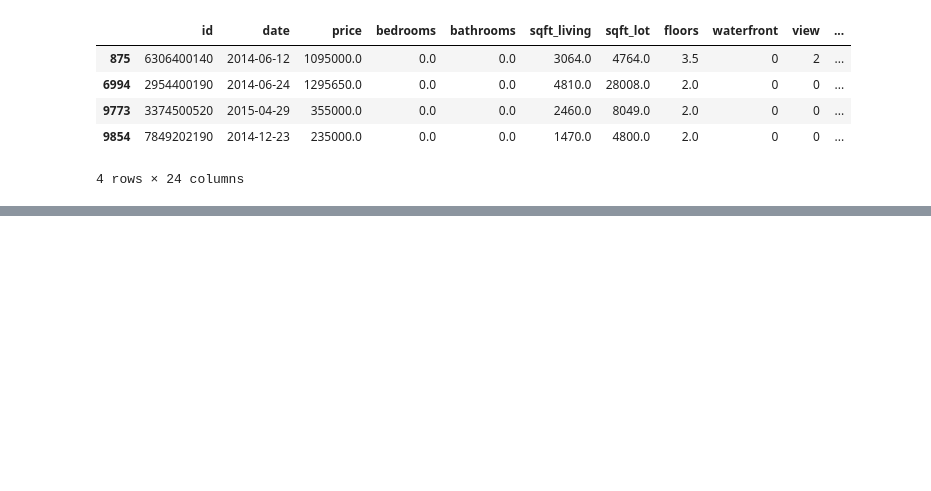
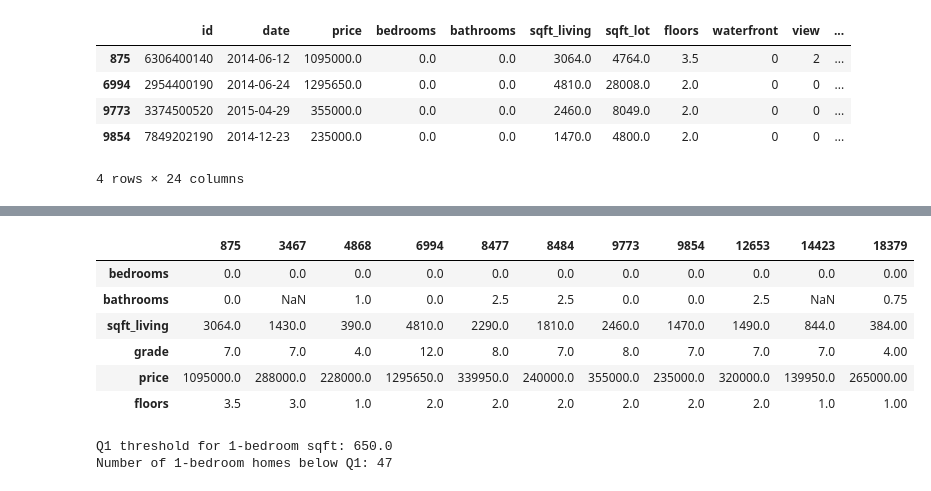
Before and after one commit to jblackman-bit/ads_500b_final_project, a Jupyter notebook: EDA/EDA_Asher.ipynb, the cells around one changed output, grey strips where cells are left out. Saved outputs shown, nothing was run; the diff lists cells and outputs as text; code cells hidden in the pictures; blank space fills up the shorter version.

```diff
--- a/EDA/EDA_Asher.ipynb
+++ b/EDA/EDA_Asher.ipynb
@@ -315,0 +522,11 @@ display(invalid_structures)
+# %%
+# Zipcode-conditional median lot size
+lot_zip_median = df.groupby('zipcode')['sqft_lot'].median()
+
+# Impute missing sqft_lot
+df['sqft_lot'] = df['sqft_lot'].fillna(
+    df['zipcode'].map(lot_zip_median)
+)
+
+print("Remaining missing sqft_lot:")
+print(df['sqft_lot'].isna().sum())
@@ -315,0 +607,59 @@ display(invalid_structures)
+# %%
+# Bedroom distribution
+display(
+    df['bedrooms']
+    .describe()
+)
+
+display(
+    df['bedrooms']
+    .value_counts()
+)
+
+# Inspect zero-bedroom observations separately
+beds_below_one = df.loc[
+    df['bedrooms'] < 1,
+    [
+        'bedrooms',
+        'bathrooms',
+        'sqft_living',
+        'grade',
+        'price',
+        'floors',
+    ],
+].T
+
+display(beds_below_one)
+
+# Q1 threshold for 1-bedroom homes
+q1_1bed = (
+    df.loc[df['bedrooms'] == 1, 'sqft_living']
+    .quantile(0.25)
+)
+
+# Count 1-bedroom homes below Q1 threshold
+small_1beds = df.loc[
+    (df['bedrooms'] == 1)
+    & (df['sqft_living'] < q1_1bed)
+]
+
+print(f"Q1 threshold for 1-bedroom sqft: {q1_1bed}")
+
+print(
+    f"Number of 1-bedroom homes below Q1: "
+    f"{len(small_1beds)}"
+)
+
+display(
+    small_1beds['sqft_living']
+    .describe()
+)
+
+print("Bedroom missing after structural harmonization:")
+
+print(
+    df['bedrooms']
+    .isna()
+    .sum()
+)
+# %% [output]
@@ -315,0 +688,9 @@ display(invalid_structures)
+|  | 875 | 3467 | 4868 | 6994 | 8477 | 8484 | 9773 | 9854 | 12653 | 14423 | 18379 |
+| bedrooms | 0.0 | 0.0 | 0.0 | 0.0 | 0.0 | 0.0 | 0.0 | 0.0 | 0.0 | 0.0 | 0.00 |
+| bathrooms | 0.0 | NaN | 1.0 | 0.0 | 2.5 | 2.5 | 0.0 | 0.0 | 2.5 | NaN | 0.75 |
+| sqft_living | 3064.0 | 1430.0 | 390.0 | 4810.0 | 2290.0 | 1810.0 | 2460.0 | 1470.0 | 1490.0 | 844.0 | 384.00 |
+| grade | 7.0 | 7.0 | 4.0 | 12.0 | 8.0 | 7.0 | 8.0 | 7.0 | 7.0 | 7.0 | 4.00 |
+| price | 1095000.0 | 288000.0 | 228000.0 | 1295650.0 | 339950.0 | 240000.0 | 355000.0 | 235000.0 | 320000.0 | 139950.0 | 265000.00 |
+| floors | 3.5 | 3.0 | 1.0 | 2.0 | 2.0 | 2.0 | 2.0 | 2.0 | 2.0 | 1.0 | 1.00 |
+Q1 threshold for 1-bedroom sqft: 650.0
+Number of 1-bedroom homes below Q1: 47
```
Also changed, not shown: parts of 39 cells of this notebook, 1 other file.
